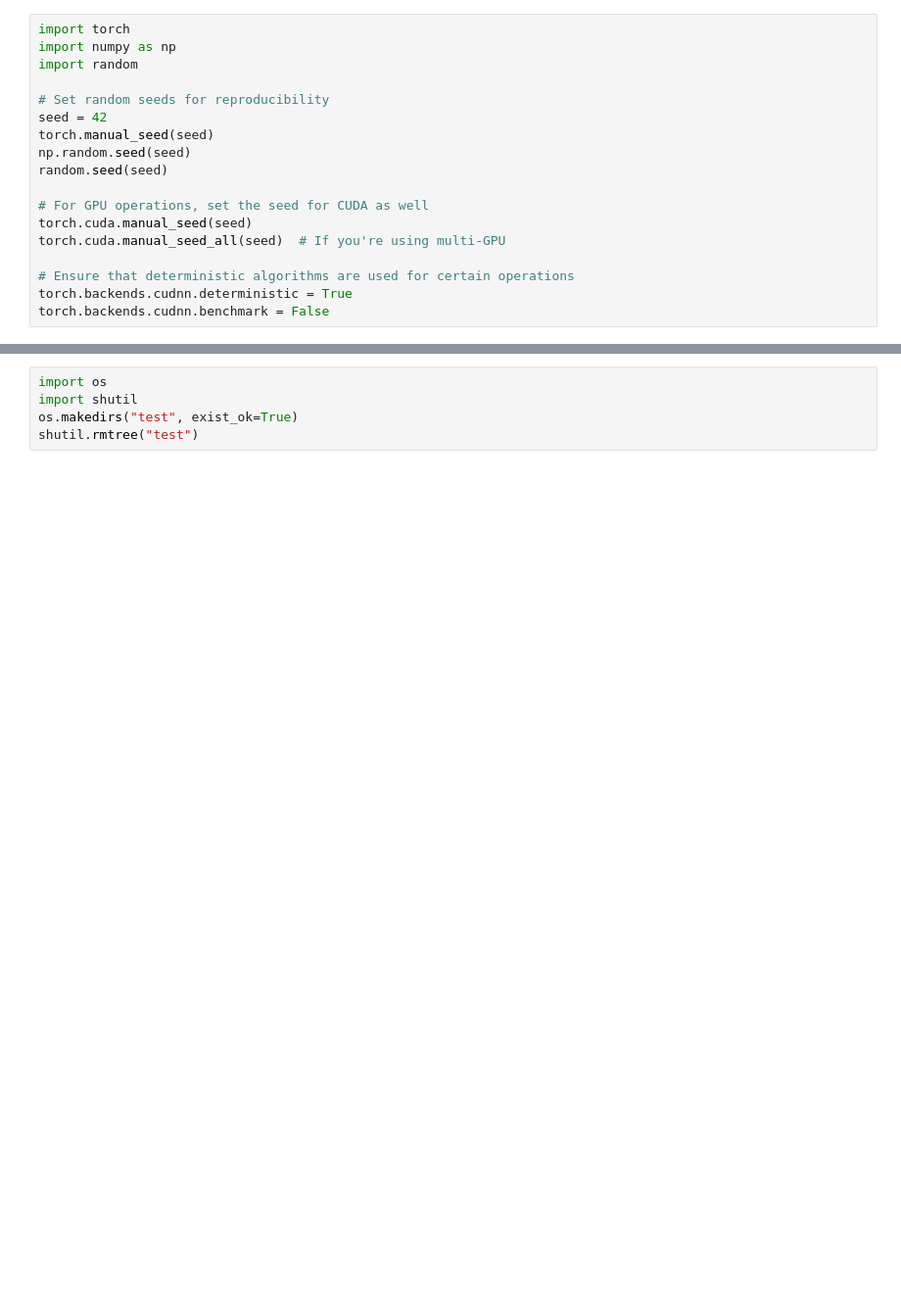
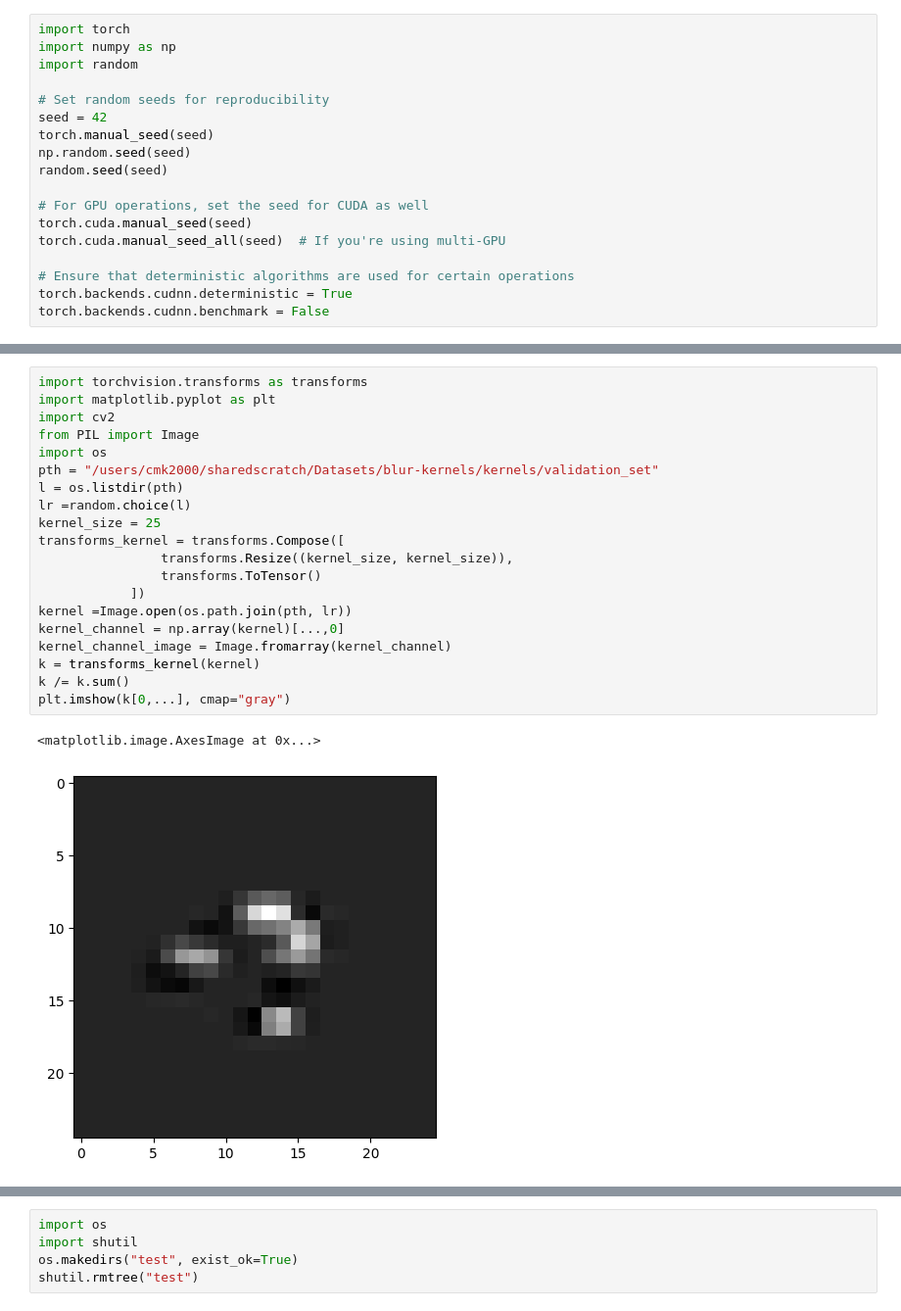
Before and after one commit to charles-kmc/UD2M, a Jupyter notebook: main.ipynb, the cells around one changed output, grey strips where cells are left out. Shown: that part at 98% size. Cells and saved outputs as stored; diff of their text form; blank space fills up the shorter version.

```diff
--- a/main.ipynb
+++ b/main.ipynb
@@ -569,0 +607,23 @@ print(matrics_pd)
+# %%
+import torchvision.transforms as transforms
+import matplotlib.pyplot as plt
+import cv2
+from PIL import Image
+import os
+pth = "/users/cmk2000/sharedscratch/Datasets/blur-kernels/kernels/validation_set"
+l = os.listdir(pth)
+lr =random.choice(l)
+kernel_size = 25
+transforms_kernel = transforms.Compose([
+                transforms.Resize((kernel_size, kernel_size)),
+                transforms.ToTensor()
+            ])
+kernel =Image.open(os.path.join(pth, lr))
+kernel_channel = np.array(kernel)[...,0]
+kernel_channel_image = Image.fromarray(kernel_channel)
+k = transforms_kernel(kernel)
+k /= k.sum()
+plt.imshow(k[0,...], cmap="gray")
+# %% [output]
+<matplotlib.image.AxesImage at 0x...>
+[figure, added]
```
Also changed, not shown: parts of 33 cells of this notebook, 25 other files.
